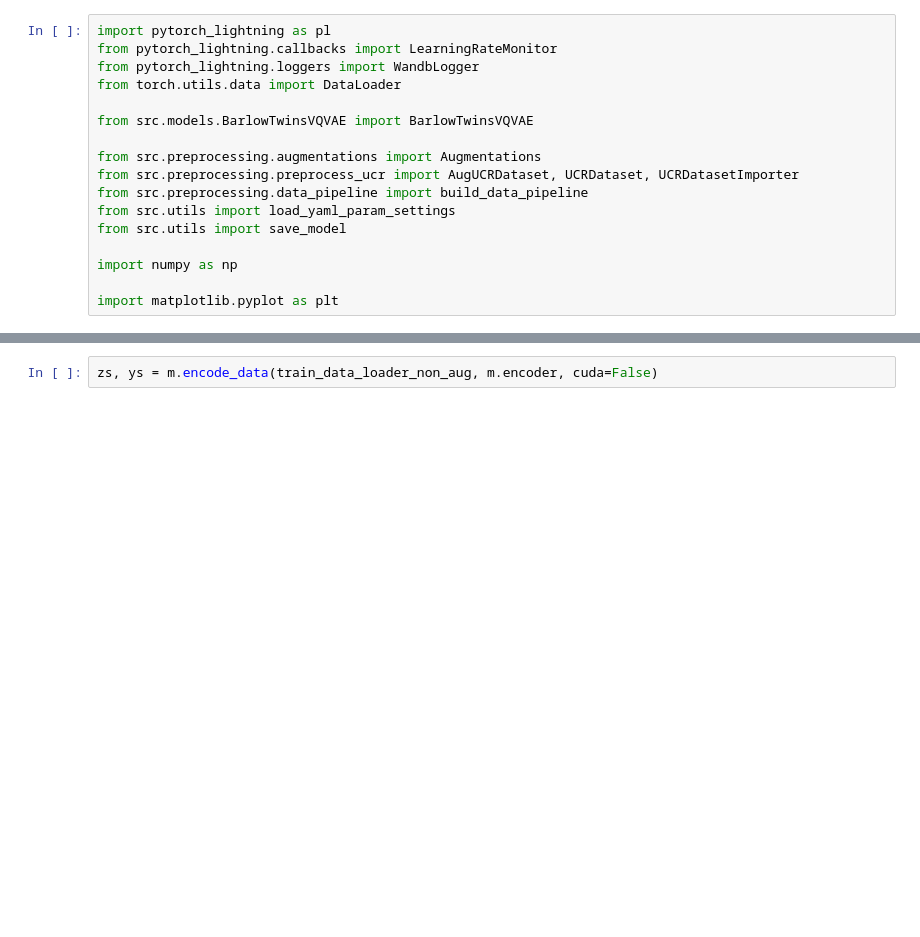
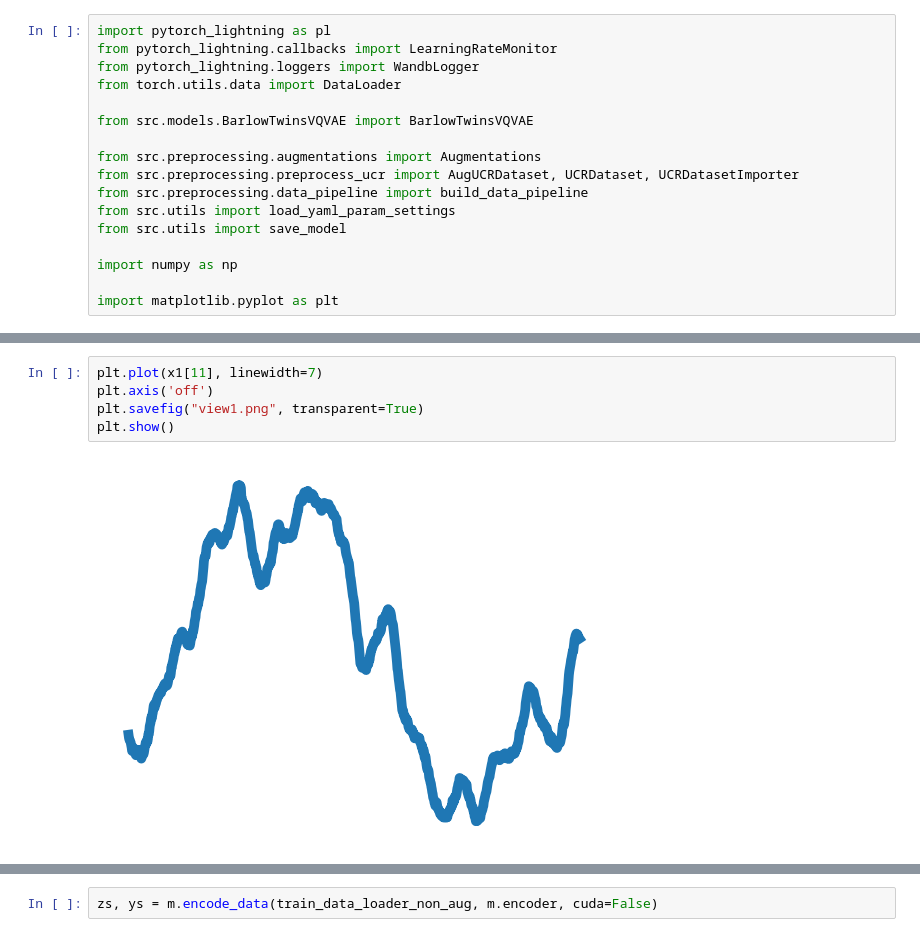
Before and after one commit to erlendlokna/CV-SSL-VQVAE-Framework, a Jupyter notebook: test.ipynb, the cells around one changed output, grey strips where cells are left out. Saved outputs shown, nothing was run; the diff lists cells and outputs as text; blank space fills up the shorter version.

```diff
--- a/test.ipynb
+++ b/test.ipynb
@@ -52,0 +75,7 @@ x2 = x2.squeeze(1)
+# %%
+plt.plot(x1[11], linewidth=7)
+plt.axis('off')
+plt.savefig("view1.png", transparent=True)
+plt.show()
+# %% [output]
+[figure, added]
```
Also changed, not shown: parts of 9 cells of this notebook, 29 other files.
